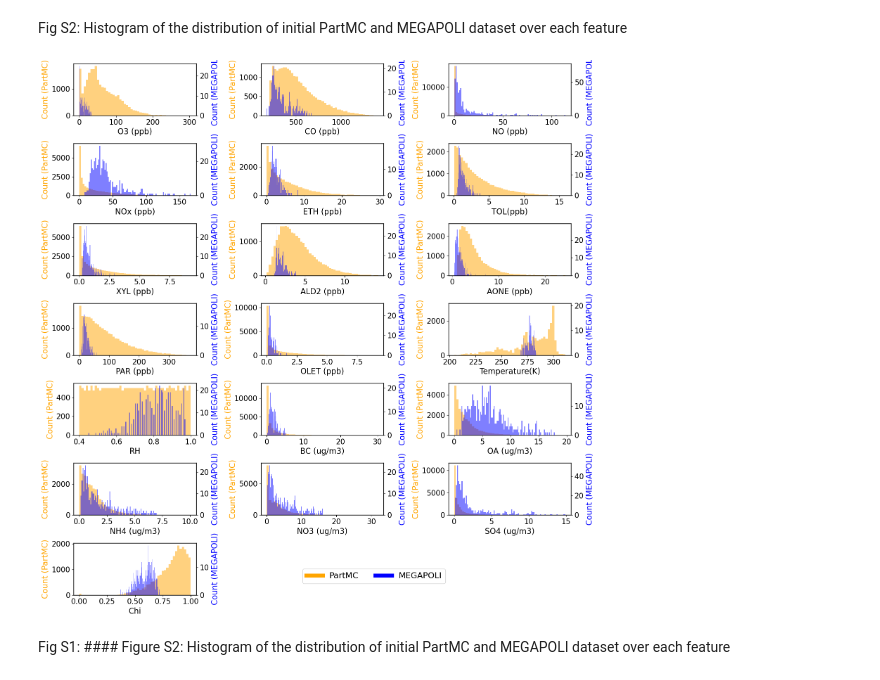
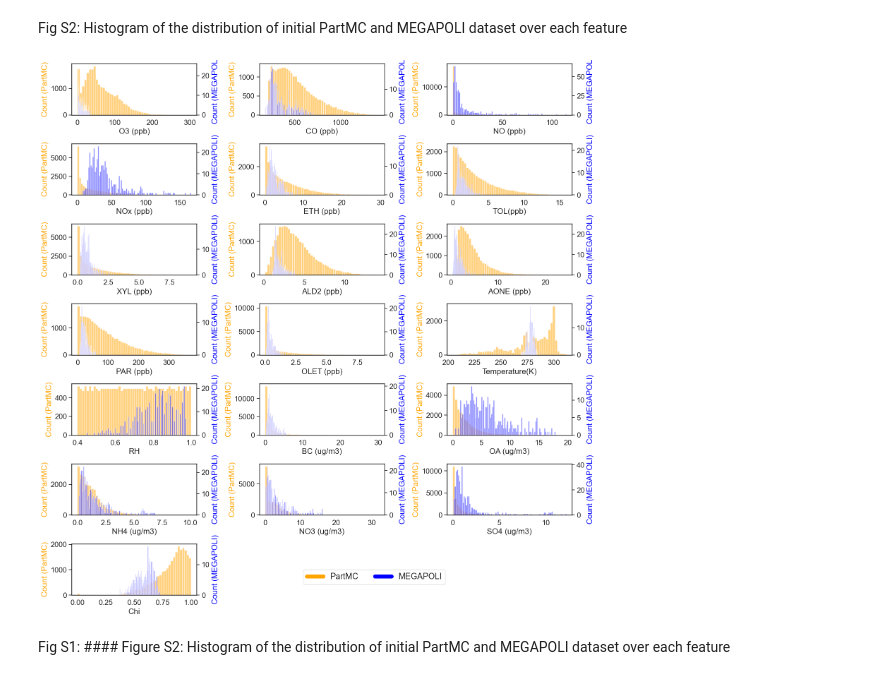
Before and after one commit to envdes/code_MEGAPOLI_Foundation_Model, a Jupyter notebook: 5_Figure_plot/Figure_plot_summary.ipynb, the cells around one changed output. Drawn from its saved outputs; the diff is of its cells as text; code cells hidden in the pictures.

```diff
--- a/5_Figure_plot/Figure_plot_summary.ipynb
+++ b/5_Figure_plot/Figure_plot_summary.ipynb
@@ -1,14 +1,14 @@
+# %% [markdown]
+Fig S2: Histogram of the distribution of initial PartMC and MEGAPOLI dataset over each feature
 # %%
 import pandas as pd
 import numpy as np
 import matplotlib.pyplot as plt
 from matplotlib.patches import Patch
-# %% [markdown]
-Fig S2: Histogram of the distribution of initial PartMC and MEGAPOLI dataset over each feature
 # %%
 # Load the datasets
-partmc_data = pd.read_csv('../PartMC_data/PartMC_data.csv')
-megapoli_data = pd.read_csv('../MEGAPOLI_data/MEGAPOLI_data.csv')
+partmc_data = pd.read_csv('../Data/PartMC_data/PartMC_data.csv')
+megapoli_data = pd.read_csv('../Data/MEGAPOLI_data/MEGAPOLI_Marine.csv')
 
 # Conversion factor for ppb to µg/m³ (placeholder, replace with correct value if known)
 conversion_factor = 1.0
@@ -45,35 +45,35 @@ for i, feature in enumerate(features_updated):
     megapoli_hist = ax2.hist(megapoli_data[feature], bins=100, color='blue', alpha=0.5, label='MEGAPOLI')
     ax2.set_ylabel('Count (MEGAPOLI)', color='blue', fontsize=16)
     ax2.tick_params(axis='y', labelsize=15)
 
     ax.grid(False)  # Remove grid
     ax2.grid(False)
 
     for spine in ax.spines.values():
         spine.set_edgecolor('black')
         spine.set_linewidth(1)
     for spine in ax2.spines.values():
         spine.set_edgecolor('black')
         spine.set_linewidth(1)
 
 
 # Remove empty plots if any
 for j in range(i + 1, len(axes)):
     fig.delaxes(axes[j])
 
 # Creating a common legend
 custom_lines = [plt.Line2D([0], [0], color='orange', lw=8),
                 plt.Line2D([0], [0], color='blue', lw=8)]
 fig.legend(custom_lines, ['PartMC', 'MEGAPOLI'], loc='upper center', ncol=2, bbox_to_anchor=(0.6, 0.1), fontsize = 17)
 
 # Adjust layout
 plt.tight_layout()
-fig.savefig('../graphics/feature_distributions.pdf', dpi=400)
+# fig.savefig('../graphics/feature_distributions.pdf', dpi=400)
 
 # Show plot
 plt.show()
 # %% [output]
-[figure, old version]
+[figure, new version]
 # %% [markdown]
 Fig S1: #### Figure S2: Histogram of the distribution of initial PartMC and MEGAPOLI dataset over each feature
 # %%
```
Also changed, not shown: parts of 8 cells of this notebook, 52 other files.
